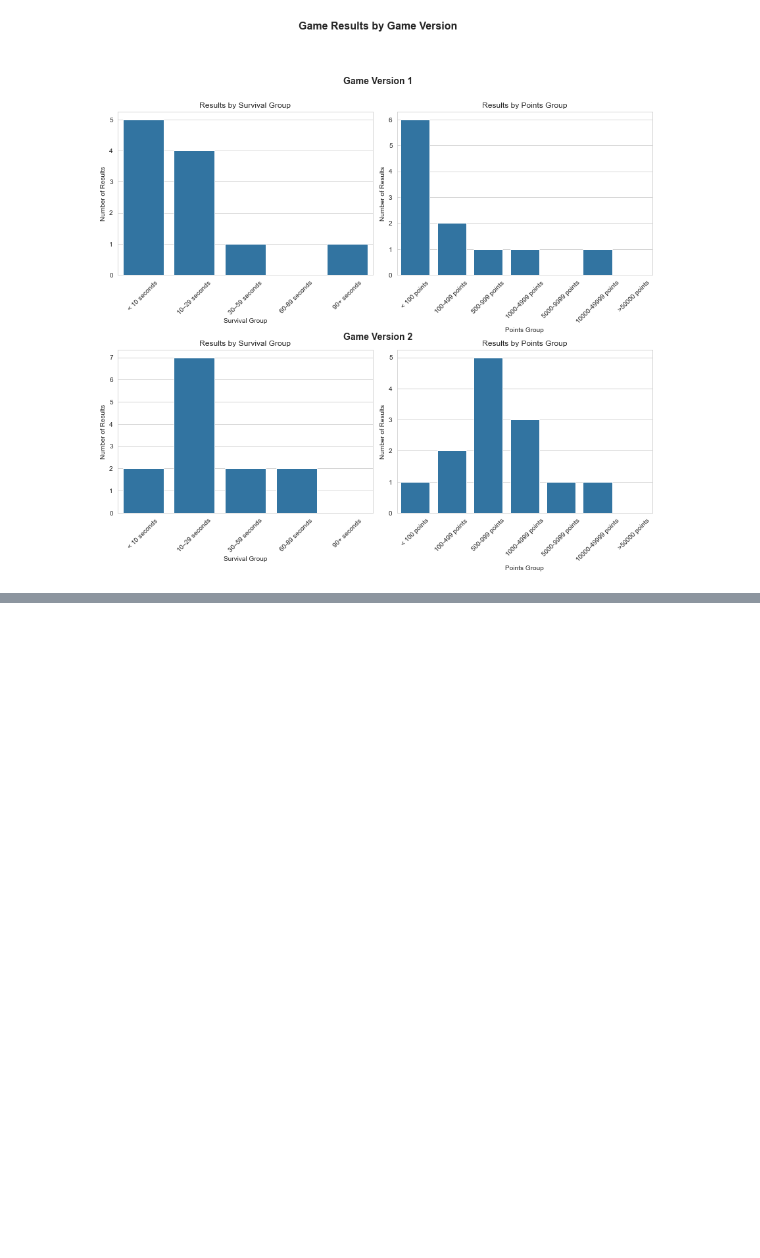
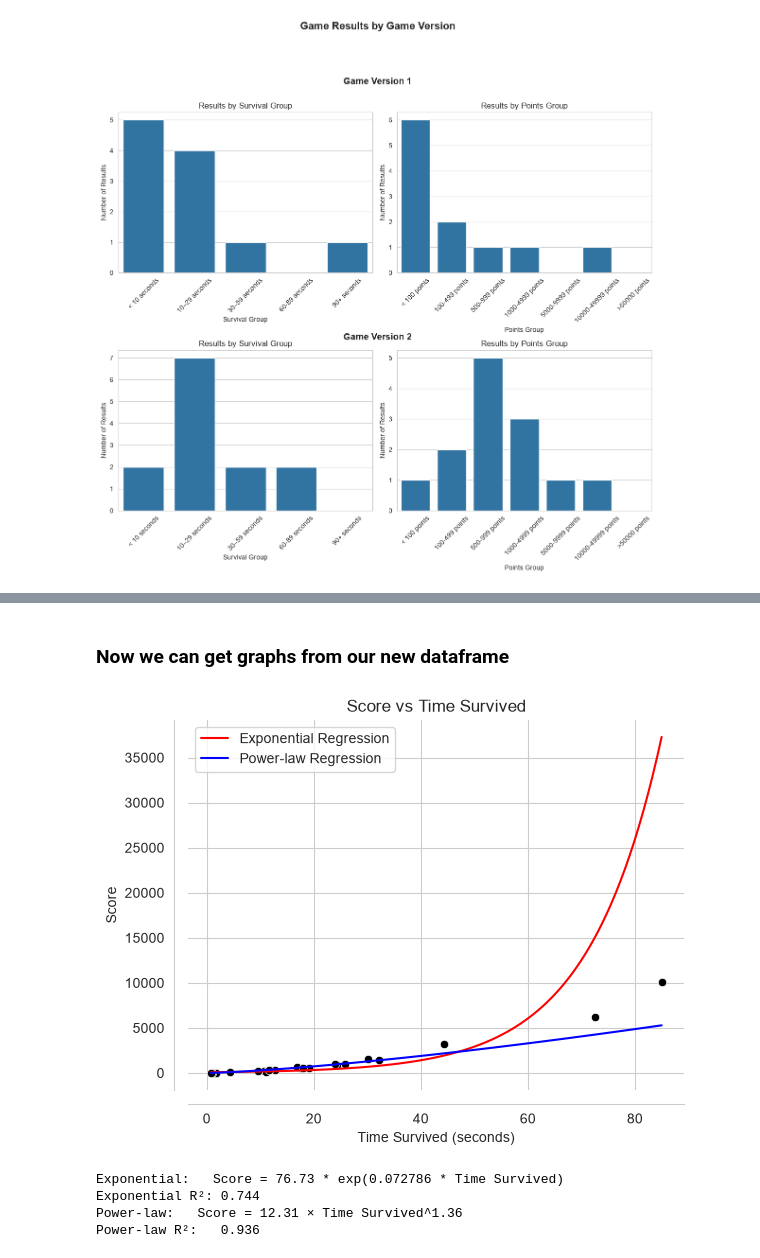
Before and after one commit to JonathanHinchliffe/CubeGame, a Jupyter notebook: Data-Visualiser.ipynb, the cells around one changed output, grey strips where cells are left out. Saved outputs shown, nothing was run; the diff lists cells and outputs as text; code cells hidden in the pictures; blank space fills up the shorter version.

```diff
--- a/Data-Visualiser.ipynb
+++ b/Data-Visualiser.ipynb
@@ -423,0 +434,26 @@ plt.show()
+# %%
+def merge_game_versions(versions = []):
+    if versions != []:
+        if type(versions[0]) == int:
+            #create the df pointer
+            pointer = []
+            for version in versions:
+                pointer.append(dfs[version])
+        elif type(versions[0]) == pd.DataFrame:
+            pointer = versions
+        else: return
+
+        merged_df = pd.concat(pointer, ignore_index=True)
+        return merged_df
+# %%
+merged_df = merge_game_versions([dfs[1],dfs[2]])
+# %% [markdown]
+### Now we can get graphs from our new dataframe
+# %%
+score_over_time(data=merged_df)
+# %% [output]
+[figure, added]
+Exponential:   Score = 76.73 * exp(0.072786 * Time Survived)
+Exponential R²: 0.744
+Power-law:   Score = 12.31 × Time Survived^1.36
+Power-law R²:   0.936
```
Also changed, not shown: parts of 14 cells of this notebook, 2 other files.
